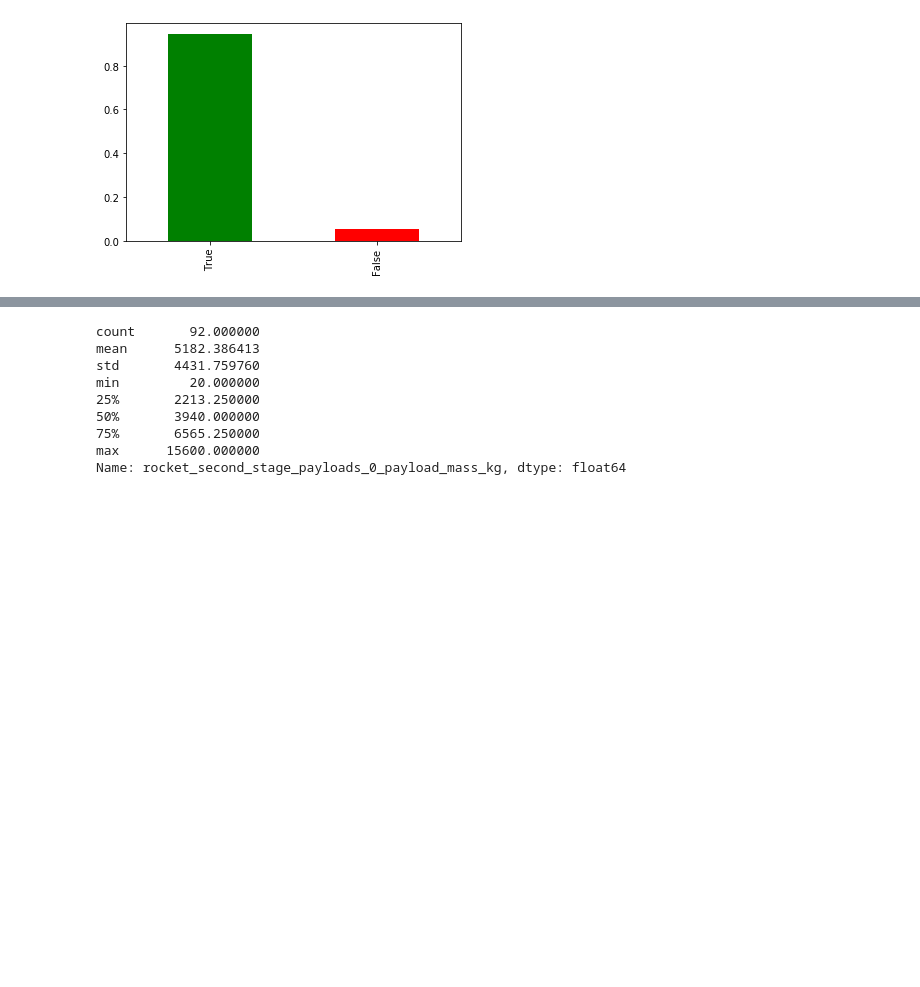
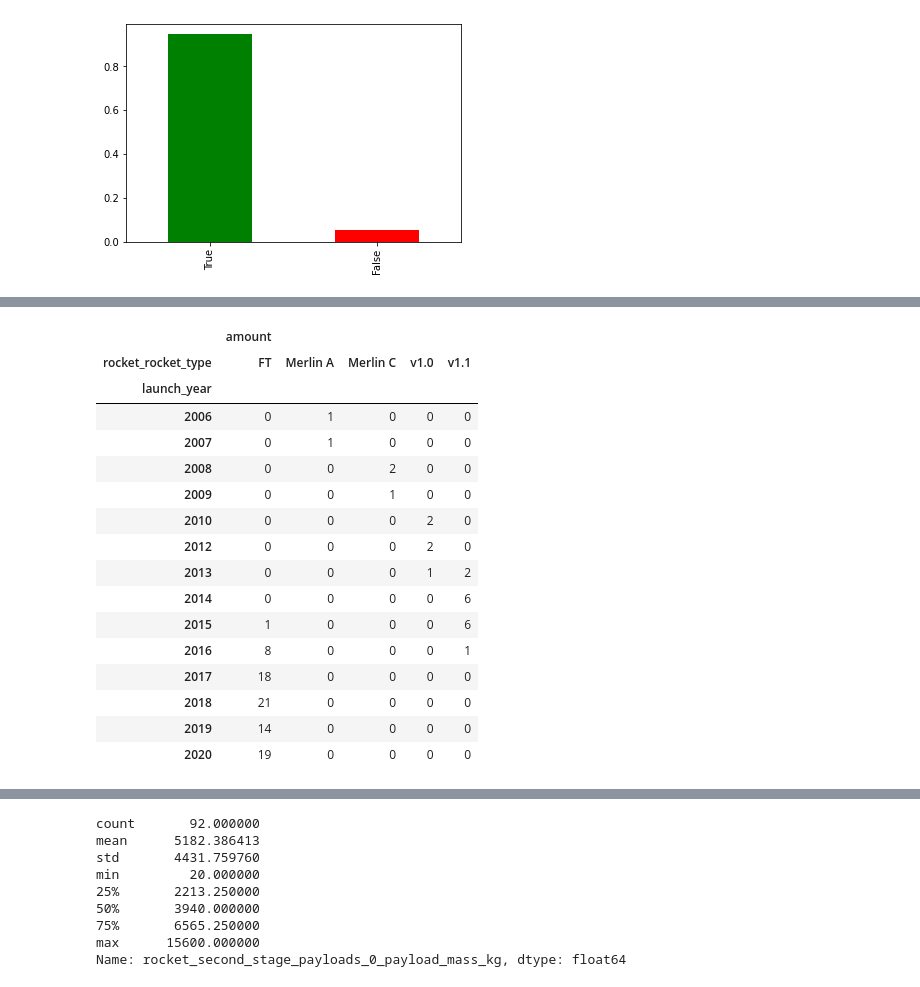
Before and after one commit to Binardino/SpaceX_launches, a Jupyter notebook: notebooks/SpaceX API_EDA.ipynb, the cells around one changed output, grey strips where cells are left out. Saved outputs shown, nothing was run; the diff lists cells and outputs as text; code cells hidden in the pictures; blank space fills up the shorter version.

```diff
--- a/notebooks/SpaceX API_EDA.ipynb
+++ b/notebooks/SpaceX API_EDA.ipynb
@@ -440,0 +527,26 @@ spacex_data['launch_success'].value_counts(normalize=True).plot(kind='bar', colo
+# %%
+rocket_type_year = pd.pivot_table(data=rocket_type_groupby,
+    index='launch_year',
+    columns='rocket_rocket_type',
+    aggfunc='sum',
+    fill_value=0)
+
+rocket_type_year
+# %% [output]
+|  | amount |  |  |  |  |
+| rocket_rocket_type | FT | Merlin A | Merlin C | v1.0 | v1.1 |
+| launch_year |  |  |  |  |  |
+| 2006 | 0 | 1 | 0 | 0 | 0 |
+| 2007 | 0 | 1 | 0 | 0 | 0 |
+| 2008 | 0 | 0 | 2 | 0 | 0 |
+| 2009 | 0 | 0 | 1 | 0 | 0 |
+| 2010 | 0 | 0 | 0 | 2 | 0 |
+| 2012 | 0 | 0 | 0 | 2 | 0 |
+| 2013 | 0 | 0 | 0 | 1 | 2 |
+| 2014 | 0 | 0 | 0 | 0 | 6 |
+| 2015 | 1 | 0 | 0 | 0 | 6 |
+| 2016 | 8 | 0 | 0 | 0 | 1 |
+| 2017 | 18 | 0 | 0 | 0 | 0 |
+| 2018 | 21 | 0 | 0 | 0 | 0 |
+| 2019 | 14 | 0 | 0 | 0 | 0 |
+| 2020 | 19 | 0 | 0 | 0 | 0 |
```
Also changed, not shown: parts of 35 cells of this notebook.
